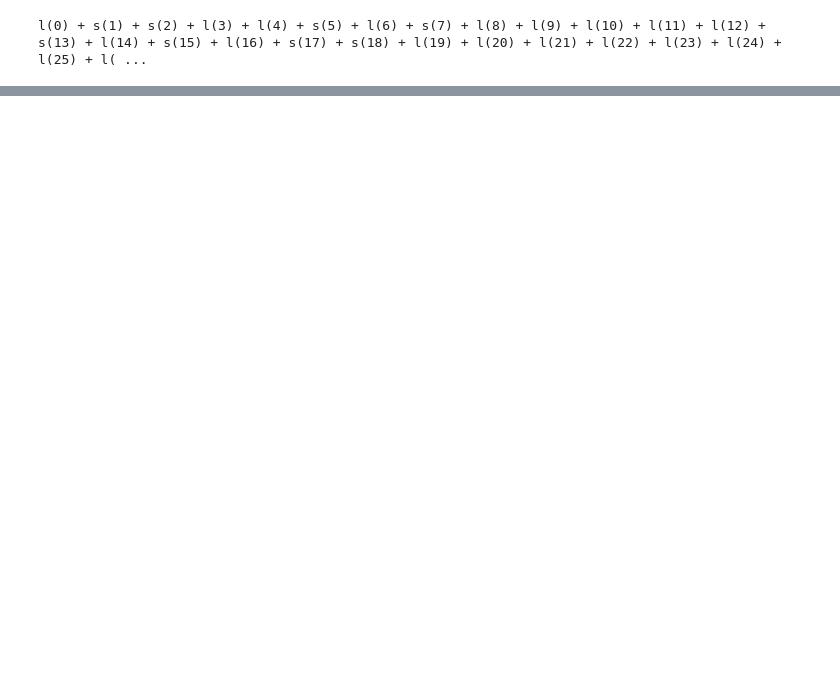
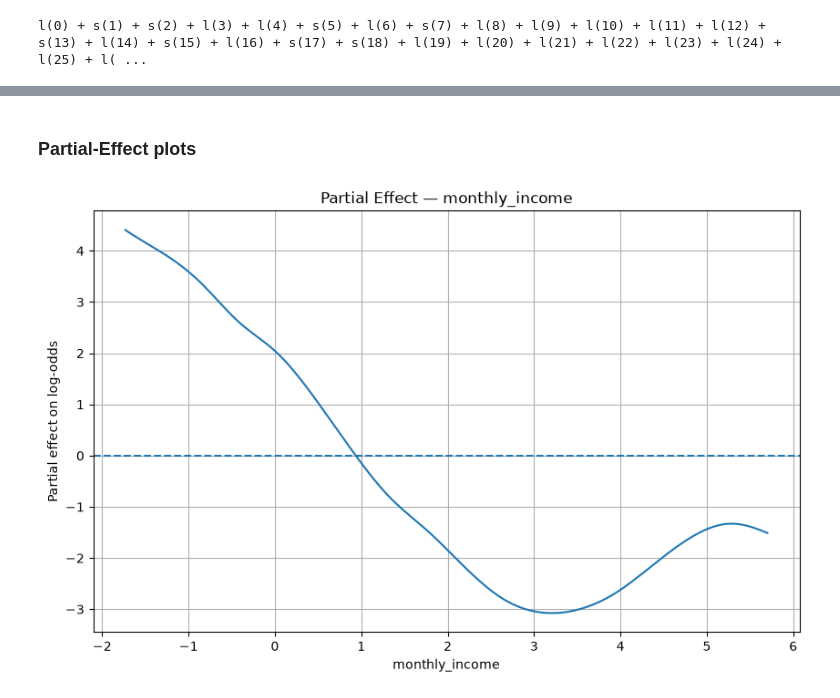
Before and after one commit to diyorarti/Learning_Data_Science, a Jupyter notebook: Statistics/3_Regression/Logistic_regression/practice2.ipynb, the cells around one changed output, grey strips where cells are left out. Cells and saved outputs as stored; diff of their text form; code cells hidden in the pictures; blank space fills up the shorter version.

```diff
--- a/Statistics/3_Regression/Logistic_regression/practice2.ipynb
+++ b/Statistics/3_Regression/Logistic_regression/practice2.ipynb
@@ -1297,0 +1472,41 @@ LogisticGAM(callbacks=[Deviance(), Diffs(), Accuracy()],
+# %% [markdown]
+### Partial-Effect plots
+# %%
+feature_name = 'monthly_income'
+
+feature_index = X_train_final.columns.get_loc(feature_name)
+
+term_index = None
+
+for i, term in enumerate(gam_model.terms):
+    if not term.isintercept and term.feature == feature_index:
+        term_index = i
+        break
+
+XX = gam_model.generate_X_grid(
+    term=term_index,
+    n=300
+)
+
+effect = gam_model.partial_dependence(
+    term=term_index,
+    X=XX
+)
+
+plt.figure(figsize=(10, 6))
+
+plt.plot(
+    XX[:, feature_index],
+    effect
+)
+
+plt.axhline(0, linestyle='--')
+
+plt.xlabel(feature_name)
+plt.ylabel("Partial effect on log-odds")
+plt.title(f"Partial Effect — {feature_name}")
+plt.grid()
+
+plt.show()
+# %% [output]
+[figure, added]
```
Also changed, not shown: parts of 15 cells of this notebook, 1 other file.
